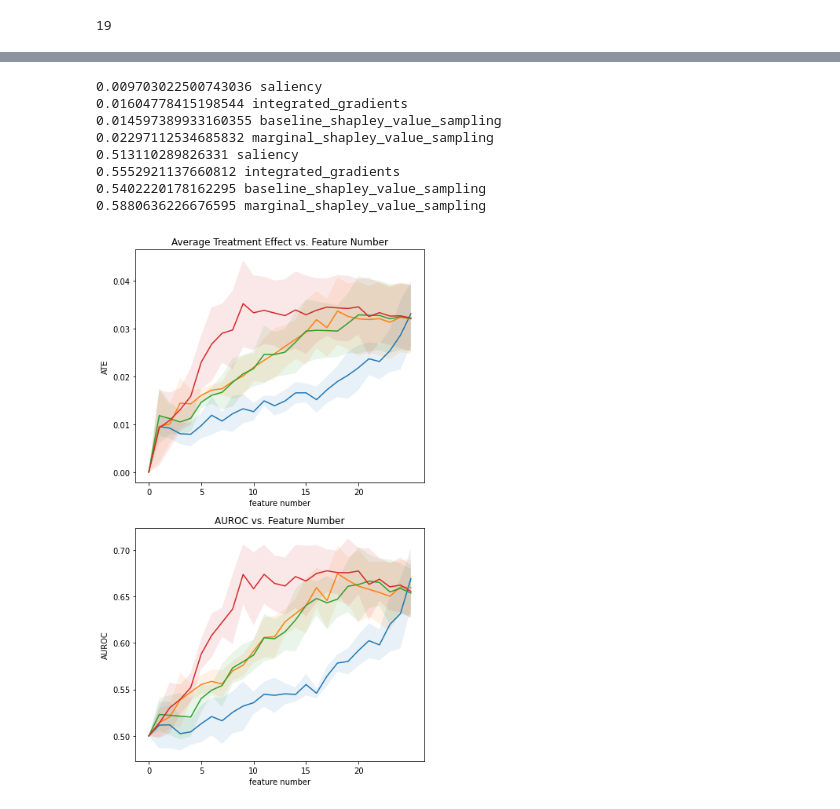
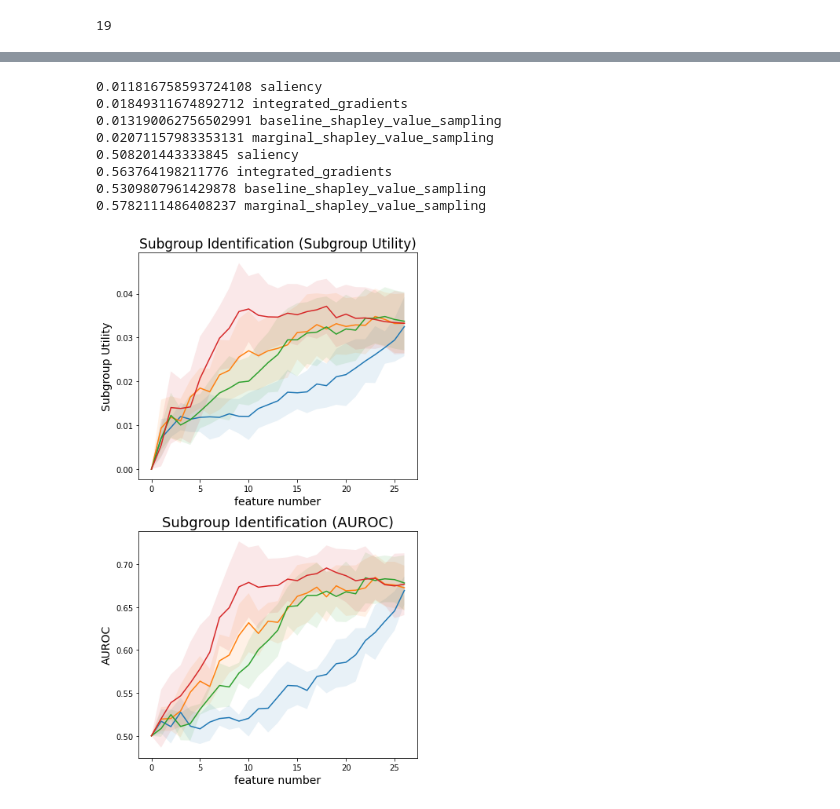
Before and after one commit to q8888620002/LIFT-XAI, a Jupyter notebook: accord.ipynb, the cells around one changed output, grey strips where cells are left out. Drawn from its saved outputs; the diff is of its cells as text; code cells hidden in the pictures.

```diff
--- a/accord.ipynb
+++ b/accord.ipynb
@@ -301,7 +273,7 @@ XLearner(
 # %%
 import pickle as pkl
 
-predict_results  = pkl.load(open("results/accord/predict_results.pkl", 'rb'))
+predict_results  = pkl.load(open("results/accord_sprint/accord_predict_results_True.pkl", 'rb'))
 
 mean_ates = predict_results.mean(1)
 
@@ -319,0 +327,22 @@ Output 0.014835724539467602: 95% CI = (0.001, 0.026)
+# %%
+data = Dataset("sprint_filter", 0 )
+
+sprint_x, w , _ , accord_x,_,_ = obtain_accord_baselines()
+
+avg_shap = pkl.load(open("results/accord_sprint/sprint_shap_bootstrapped_True.pkl",'rb'))
+
+plot_feature_values(
+    avg_shap.mean(0),
+    sprint_x,
+    data.get_feature_names()
+)
+
+exp = shap.Explanation(
+    avg_shap.mean(0),
+    feature_names = data.get_feature_names()
+)
+
+shap.plots.bar(
+    exp,
+    max_display=len(data.get_feature_names()),
+)
@@ -324,7 +447,7 @@ x, w , y = data.get_data()
 
 gender_index = data.get_feature_names().tolist().index('female')
 
-avg_shap = pkl.load(open("results/accord/shap_bootstrapped.pkl",'rb'))
+avg_shap = pkl.load(open("results/accord/shap_bootstrapped_True.pkl",'rb'))
 
 plot_feature_values(
     avg_shap.mean(0),
@@ -654,7 +770,7 @@ auroc_full = []
 auroc_full_ate = []
 auroc_random = []
 auroc_random_ate = []
-
+mse = {exp: [] for exp in explainers}
 # Loop over the different files
 
 seeds = [i for i in range(5)]
@@ -678,6 +794,7 @@ for i, file_num in enumerate(seeds):  # assuming there are 5 files, from 0 to 4
 
             auroc_random.append(results[exp_index][9])
             auroc_random_ate.append(results[exp_index][8])
+            mse[exp].append(results[exp_index][14])
 
 # Create a grid for subplots
 gs = gridspec.GridSpec(2, len(selection_types))
@@ -788,45 +905,45 @@ for k, v in ate_results.items():
         np.insert(v, 0, 0) + np.insert(ate_std[k], 0, 0),
         np.insert(v, 0, 0) - np.insert(ate_std[k], 0, 0),
         alpha=0.1
     )
 
 ax1.set_xticks(range(0, x.shape[1], 5))
-ax1.set_xlabel("feature number")
-ax1.set_ylabel("ATE")
-ax1.set_title("Average Treatment Effect vs. Feature Number")
+ax1.set_xlabel("feature number", size =14)
+ax1.set_ylabel("Subgroup Utility", size =14)
+ax1.set_title("Subgroup Identification (Subgroup Utility)",  size = 17)
 
 # Plot AUROC results
 for k, v in auroc_results.items():
     feature_num = np.arange(v.shape[0] + 1)
     ax2.plot(feature_num, np.insert(v, 0, 0.5), label=k)
 
     print(v[4], k)
 
     ax2.fill_between(
         feature_num,
         np.insert(v, 0, 0.5) + np.insert(auroc_std[k], 0, 0),
         np.insert(v, 0, 0.5) - np.insert(auroc_std[k], 0, 0),
         alpha=0.1
     )
 
 ax2.set_xticks(range(0, x.shape[1], 5))
-ax2.set_xlabel("feature number")
-ax2.set_ylabel("AUROC")
-ax2.set_title("AUROC vs. Feature Number")
+ax2.set_xlabel("feature number", size =14)
+ax2.set_ylabel("AUROC",  size =14)
+ax2.set_title("Subgroup Identification (AUROC)",  size =18)
 
 # Adjust legend location
 handles, labels = ax2.get_legend_handles_labels()
 # fig.legend(handles, labels, loc='lower right', bbox_to_anchor=(0.95, 0.1))
 
 plt.tight_layout()
 plt.show()
 # %% [output]
-0.009703022500743036 saliency
-0.01604778415198544 integrated_gradients
-0.014597389933160355 baseline_shapley_value_sampling
-0.02297112534685832 marginal_shapley_value_sampling
-0.513110289826331 saliency
-0.5552921137660812 integrated_gradients
-0.5402220178162295 baseline_shapley_value_sampling
-0.5880636226676595 marginal_shapley_value_sampling
+0.011816758593724108 saliency
+0.01849311674892712 integrated_gradients
+0.013190062756502991 baseline_shapley_value_sampling
+0.02071157983353131 marginal_shapley_value_sampling
+0.508201443333845 saliency
+0.563764198211776 integrated_gradients
+0.5309807961429878 baseline_shapley_value_sampling
+0.5782111486408237 marginal_shapley_value_sampling
-[figure, old version]
+[figure, new version]
```
Also changed, not shown: parts of 14 cells of this notebook, 15 other files.
